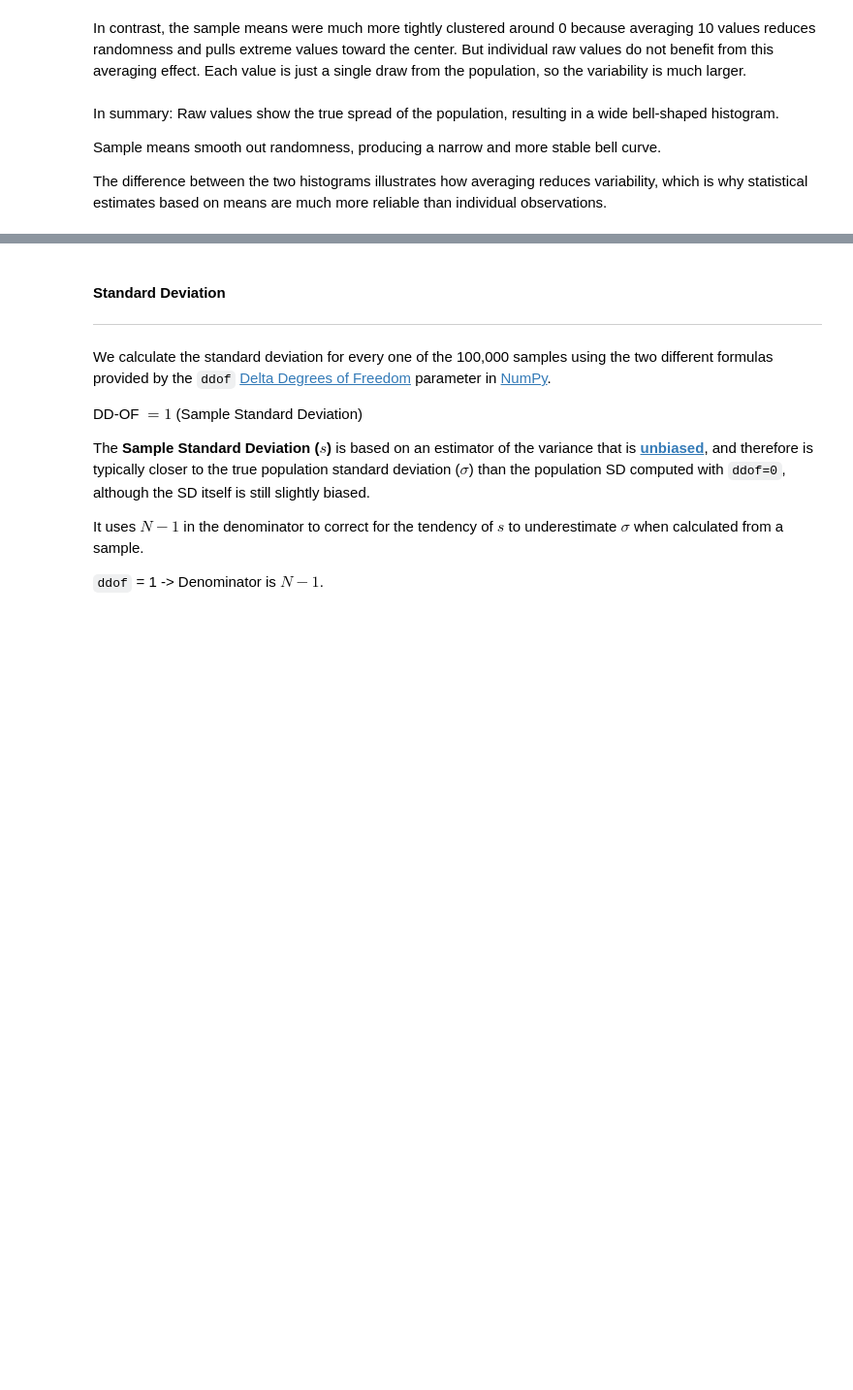
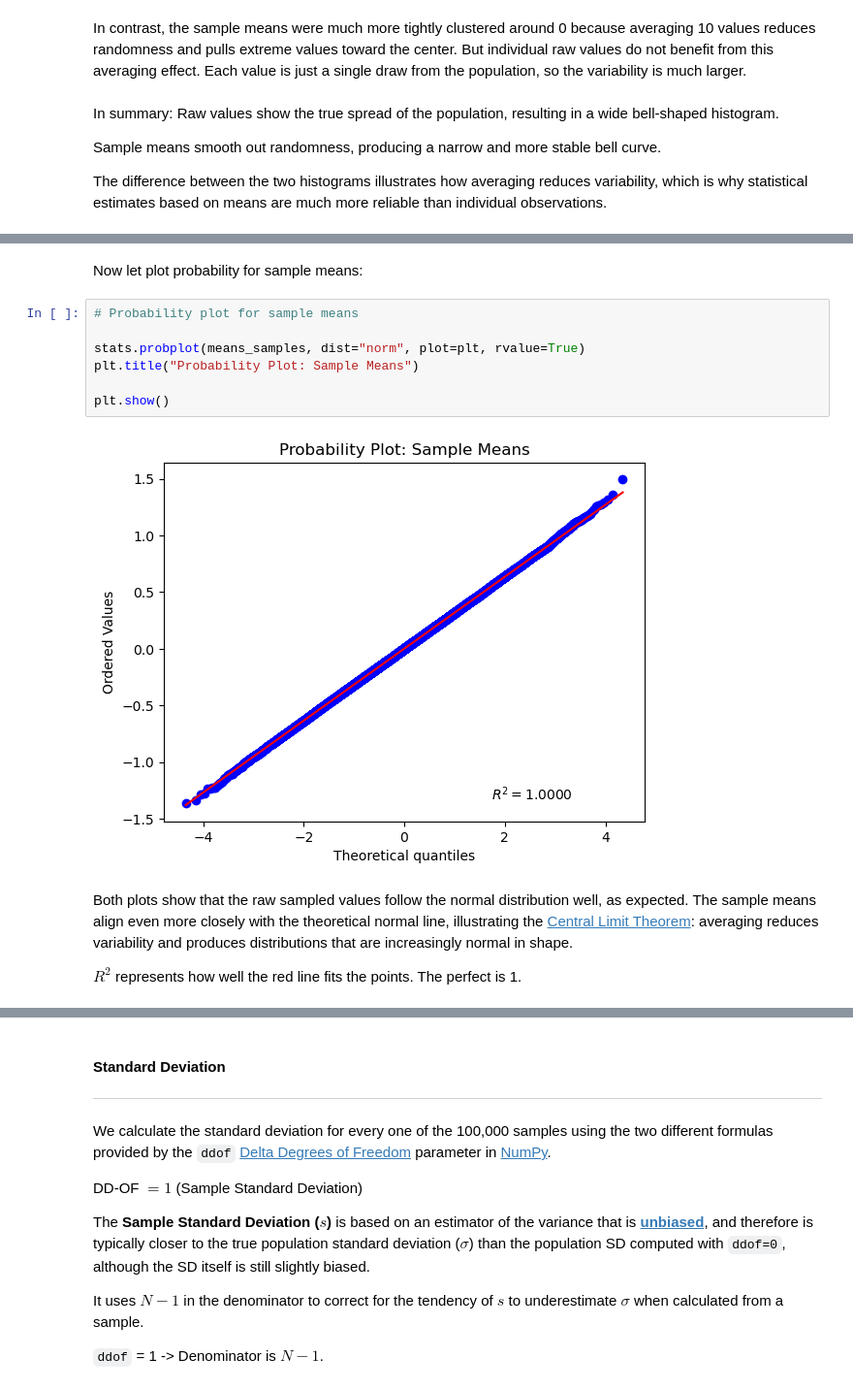
Before and after one commit to mondbr/applied_statistics, a Jupyter notebook: problems.ipynb, the cells around one changed output, grey strips where cells are left out. Shown at 97% size. Saved outputs shown, nothing was run; the diff lists cells and outputs as text; blank space fills up the shorter version.

```diff
--- a/problems.ipynb
+++ b/problems.ipynb
@@ -1109,0 +1129,16 @@ The difference between the two histograms illustrates how averaging reduces vari
+# %% [markdown]
+Now let plot probability for sample means:
+# %%
+# Probability plot for sample means
+
+stats.probplot(means_samples, dist="norm", plot=plt, rvalue=True)
+plt.title("Probability Plot: Sample Means")
+
+plt.show()
+# %% [output]
+[figure, added]
+# %% [markdown]
+Both plots show that the raw sampled values follow the normal distribution well, as expected. The sample means align even more closely with the theoretical normal line, illustrating the [Central Limit Theorem](https://en.wikipedia.org/wiki/Central_limit_theorem): averaging reduces variability and
+produces distributions that are increasingly normal in shape.
+
+$R^2$ represents how well the red line fits the points. The perfect is 1.
```
Also changed, not shown: parts of 17 cells of this notebook, 1 other file.
